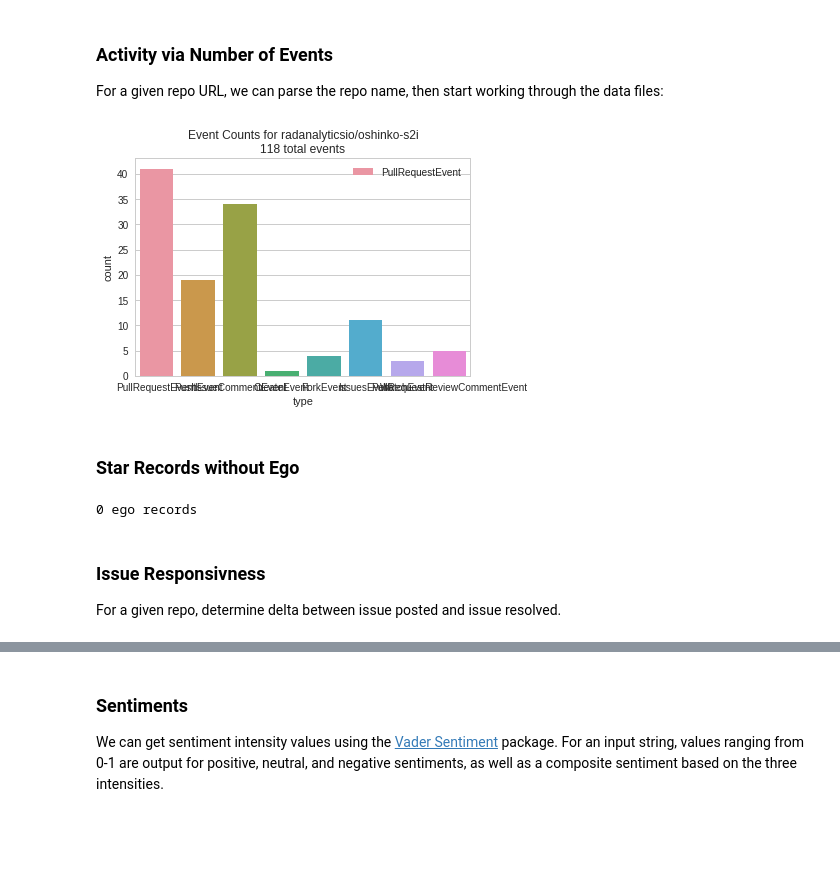
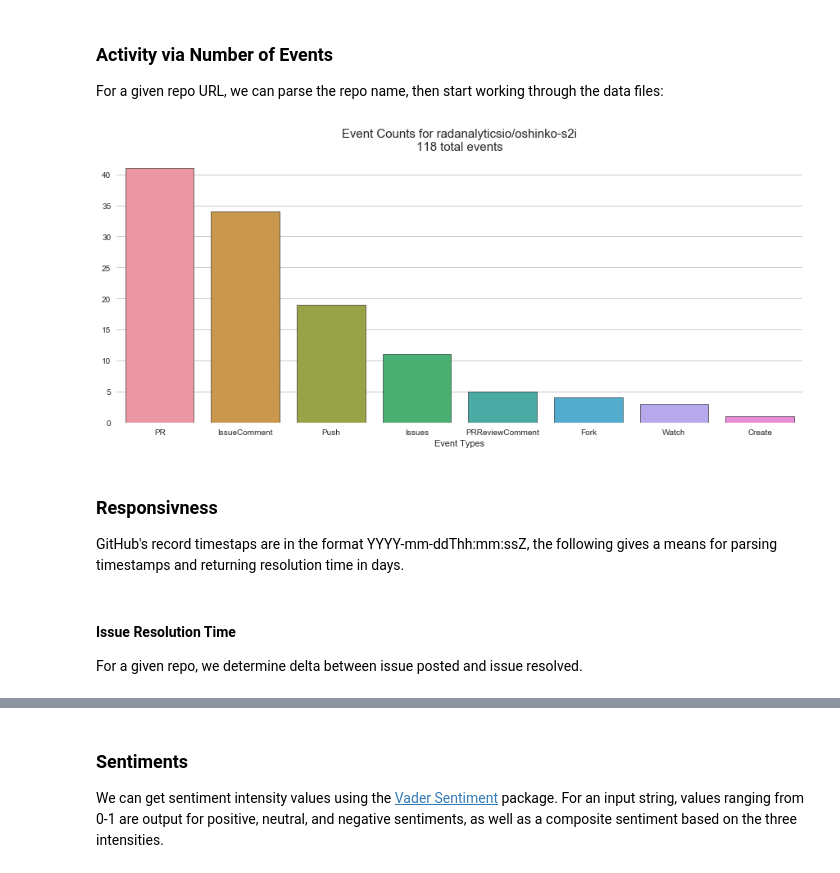
Before and after one commit to EldritchJS/kono-notebook, a Jupyter notebook: kono.ipynb, the cells around one changed output, grey strips where cells are left out. Saved outputs shown, nothing was run; the diff lists cells and outputs as text; code cells hidden in the pictures; blank space fills up the shorter version.

```diff
--- a/kono.ipynb
+++ b/kono.ipynb
@@ -108,20 +116,21 @@ eventRecords = sc.textFile(inFiles)\
 
 er = eventRecords.collect()
 df = pd.read_json(json.dumps(er))
-# %%
-sns.set_style("whitegrid")
-ax = sns.countplot(df['type'])
-plt.title('Event Counts for ' + repoFullName +'\n'+str(len(df))+' total events')
-plt.legend(df['type'])
-plt.show()
-# %% [output]
-[figure, removed]
-# %% [markdown]
-### Star Records without Ego
-# %%
-starRecords = eventRecords.filter(lambda record: record['type'] == 'WatchEvent')\
-                .cache()
-
-print(str(starRecords.count()) + ' star records')
-# %% [output]
-0 ego records
+# %%
+sns.set_style("whitegrid")
+f, ax = plt.subplots(figsize=(15, 6))
+reduceddf = df['type'].map(lambda rec: re.sub(r'Event',r'',rec)).value_counts()
+
+cats = np.arange(len(reduceddf))
+
+ticks = reduceddf.index.map(lambda index: re.sub(r'PullRequest',r'PR',index))
+sns.barplot(y=reduceddf.values,x=ticks)
+plt.title('Event Counts for ' + repoFullName +'\n'+str(len(df))+' total events',fontsize=15)
+ax.set(ylabel="",
+       xlabel="Event Types")
+sns.despine(left=True, bottom=True)
+# %% [output]
+[figure, added]
+# %% [markdown]
+### Responsivness
+GitHub's record timestaps are in the format YYYY-mm-ddThh:mm:ssZ, the following gives a means for parsing timestamps and returning resolution time in days.
@@ -128,5 +146,4 @@ print(str(starRecords.count()) + ' star records')
 # %% [markdown]
-### Issue Responsivness
-
-For a given repo, determine delta between issue posted and issue resolved.
+#### Issue Resolution Time
+For a given repo, we determine delta between issue posted and issue resolved.
 # %%
```
Also changed, not shown: parts of 17 cells of this notebook.
